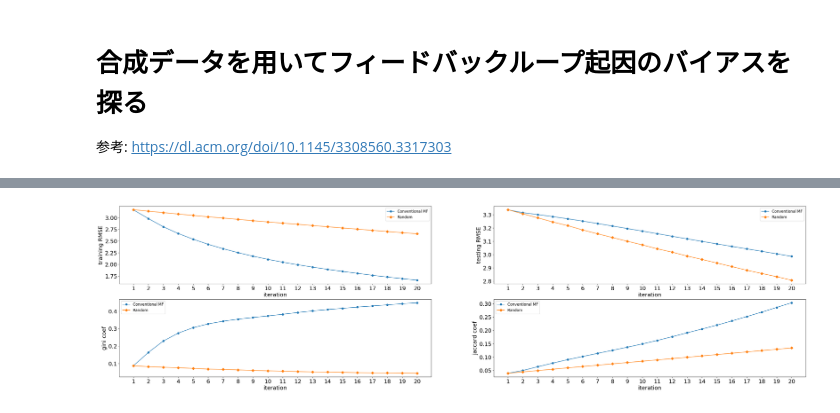
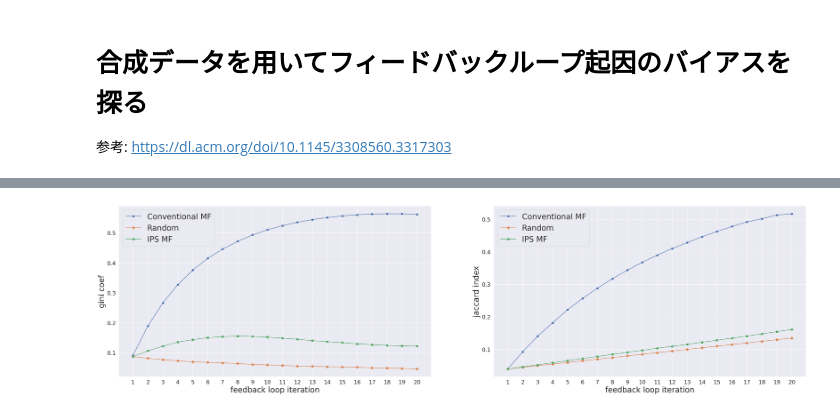
Before and after one commit to tatsuki1107/recsys-training, a Jupyter notebook: notebook/feedbackloop.ipynb, the cells around one changed output, grey strips where cells are left out. Saved outputs shown, nothing was run; the diff lists cells and outputs as text; code cells hidden in the pictures.

```diff
--- a/notebook/feedbackloop.ipynb
+++ b/notebook/feedbackloop.ipynb
@@ -21,7 +25,6 @@ def calculate_popularity_model(rating_df,t):
     ratings = rating_df.values
     for i in range(ratings.shape[1]):
         propensity_score.append(float(np.count_nonzero(ratings[:,i]))/ratings.shape[0])
-    propensities = np.array([propensity_score for i in range(ratings.shape[0])])
 
     temp = np.array(propensity_score)
     temp = temp.reshape((1,len(temp)))
@@ -221,6 +224,7 @@ num_user = 500
 num_item = 1000
 epsilon = 0.5
 ratings = np.zeros((num_user,num_item))
+u_i_r = []
 for u in range(num_user):
     au  = np.random.normal(3.4,1,1)
     bu = np.random.normal(0.5,0.5, 1)
@@ -229,12 +233,14 @@ for u in range(num_user):
         eij = np.random.normal(0,1,1)
 
         a= au+bu*ti+epsilon*eij
-        ratings[u][i]= max(min(round(a[0]),5),1)
+        r = max(min(round(a[0]),5),1)
+        ratings[u][i] = r
+        u_i_r.append([u, i, r])
 
 column_names=['item'+str(j) for j in range(ratings.shape[1])]
 indexes = ['user'+str(i) for i in range(ratings.shape[0])]
 Data = pd.DataFrame(ratings,index=indexes,columns=column_names)
-
+u_i_r = np.array(u_i_r)
 
 Time_range = 40  ## split the ratings into 40 time range
 column_names=['item'+str(j) for j in range(ratings.shape[1])]
@@ -262,2 +349,2 @@ train_error_random, test_error_random, gini_random, jaccrd_indices_random, rando
 # %%
-train_error_regular,test_error_regular,gini_regula, jaccrd_indices_mf, mf_r_df = Conventional_MF(add_num)
+train_error_regular,test_error_regular,gini_regula, jaccrd_indices_mf, mf_r_mat = AdamMF()
@@ -272,0 +351,2 @@ plot_heatmap(ratings)
+# %%
+train_error_ips, test_error_ips, gini_ips, jaccard_ips, ips_r_mat = AdamMF(universal=True)
@@ -273,45 +364,49 @@ plot_heatmap(ratings)
 # %%
 import matplotlib.pyplot as plt
 %matplotlib inline
 
-fig, axes = plt.subplots(nrows=2, ncols=2, figsize=(40, 10))
+fig, axes = plt.subplots(nrows=1, ncols=2, figsize=(40, 10))
 
-axes[0,0].plot(np.array(train_error_regular)[:,0], label='Conventional MF', marker='o')
-axes[0,0].plot(np.array(train_error_random)[:,0], label='Random', marker='D')
-axes[0,0].legend(fontsize=12)
-axes[0,0].set_xlabel('iteration', fontsize=18)
-axes[0,0].set_ylabel('training RMSE', fontsize=18)
-axes[0,0].set_xticks(range(0, 20))
-axes[0,0].set_xticklabels([str(i+1) for i in range(0,20)], fontsize=18)
-axes[0,0].tick_params(axis='y', labelsize=18)
+#axes[0,0].plot(np.array(train_error_regular), label='Conventional MF', marker='o')
+#axes[0,0].plot(np.array(train_error_random)[:,0], label='Random', marker='D')
+#axes[0,0].plot(np.array(train_error_ips), label="Adam IPS MF", marker="s")
+#axes[0,0].legend(fontsize=12)
+#axes[0,0].set_xlabel('iteration', fontsize=18)
+#axes[0,0].set_ylabel('training RMSE', fontsize=18)
+#axes[0,0].set_xticks(range(0, 20))
+#axes[0,0].set_xticklabels([str(i+1) for i in range(0,20)], fontsize=18)
+#axes[0,0].tick_params(axis='y', labelsize=18)
 
-axes[0,1].plot(np.array(test_error_regular)[:,0], label='Conventional MF', marker='o')
-axes[0,1].plot(np.array(test_error_random)[:,0], label='Random', marker='D')
-axes[0,1].legend(fontsize=12)
-axes[0,1].set_xlabel('iteration', fontsize=18)
-axes[0,1].set_ylabel('testing RMSE', fontsize=18)
-axes[0,1].set_xticks(range(0, 20))
-axes[0,1].set_xticklabels([str(i+1) for i in range(0,20)], fontsize=18)
-axes[0,1].tick_params(axis='y', labelsize=18)
+#axes[0,1].plot(np.array(test_error_regular), label='Conventional MF', marker='o')
+#axes[0,1].plot(np.array(test_error_random)[:,0], label='Random', marker='D')
+#axes[0,1].plot(np.array(test_error_ips), label="Adam IPS MF", marker="s")
+#axes[0,1].legend(fontsize=12)
+#axes[0,1].set_xlabel('iteration', fontsize=18)
+#axes[0,1].set_ylabel('testing RMSE', fontsize=18)
+#axes[0,1].set_xticks(range(0, 20))
+#axes[0,1].set_xticklabels([str(i+1) for i in range(0,20)], fontsize=18)
+#axes[0,1].tick_params(axis='y', labelsize=18)
 
-axes[1,0].plot(np.array(gini_regula), label='Conventional MF', marker='o')
-axes[1,0].plot(np.array(gini_random), label='Random', marker='D')
-axes[1,0].legend(fontsize=12)
-axes[1,0].set_xlabel('iteration', fontsize=18)
-axes[1,0].set_ylabel('gini coef', fontsize=18)
-axes[1,0].set_xticks(range(0, 20))
-axes[1,0].set_xticklabels([str(i+1) for i in range(0,20)], fontsize=18)
-axes[1,0].tick_params(axis='y', labelsize=18)
+axes[0].plot(np.array(gini_regula), label='Conventional MF', marker='o')
+axes[0].plot(np.array(gini_random), label='Random', marker='D')
+axes[0].plot(np.array(gini_ips), label="IPS MF", marker="s")
+axes[0].legend(fontsize=25)
+axes[0].set_xlabel('feedback loop iteration', fontsize=25)
+axes[0].set_ylabel('gini coef', fontsize=25)
+axes[0].set_xticks(range(0, 20))
+axes[0].set_xticklabels([str(i+1) for i in range(0,20)], fontsize=18)
+axes[0].tick_params(axis='y', labelsize=18)
 
-axes[1,1].plot(np.array(jaccrd_indices_mf), label='Conventional MF', marker='o')
-axes[1,1].plot(np.array(jaccrd_indices_random), label='Random', marker='D')
-axes[1,1].legend(fontsize=12)
-axes[1,1].set_xlabel('iteration', fontsize=18)
-axes[1,1].set_ylabel('jaccard coef', fontsize=18)
-axes[1,1].set_xticks(range(0, 20))
-axes[1,1].set_xticklabels([str(i+1) for i in range(0,20)], fontsize=18)
-axes[1,1].tick_params(axis='y', labelsize=18)
+axes[1].plot(np.array(jaccrd_indices_mf), label='Conventional MF', marker='o')
+axes[1].plot(np.array(jaccrd_indices_random), label='Random', marker='D')
+axes[1].plot(np.array(jaccard_ips), label="IPS MF", marker="s")
+axes[1].legend(fontsize=25)
+axes[1].set_xlabel('feedback loop iteration', fontsize=25)
+axes[1].set_ylabel('jaccard index', fontsize=25)
+axes[1].set_xticks(range(0, 20))
+axes[1].set_xticklabels([str(i+1) for i in range(0,20)], fontsize=18)
+axes[1].tick_params(axis='y', labelsize=18)
 
 plt.show()
 # %% [output]
-[figure, old version]
+[figure, new version]
```
Also changed, not shown: parts of 17 cells of this notebook.
